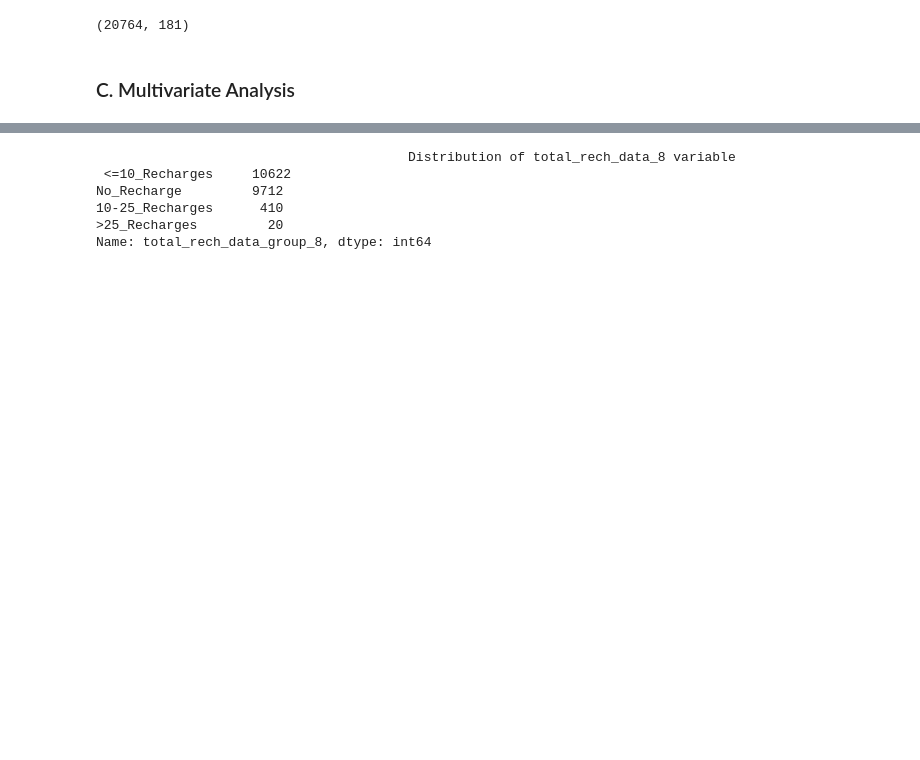
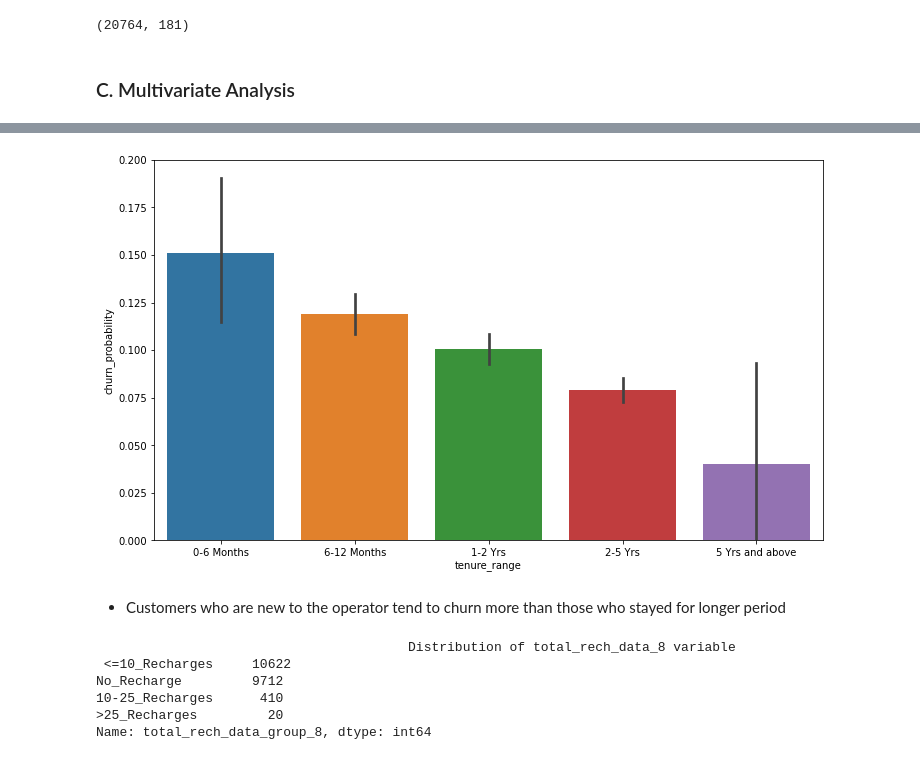
Before and after one commit to vighu0710/TelecomChurnPrediction, a Jupyter notebook: Telecom churn prediction.ipynb, the cells around one changed output, grey strips where cells are left out. Saved outputs shown, nothing was run; the diff lists cells and outputs as text; code cells hidden in the pictures; blank space fills up the shorter version.

```diff
--- a/Telecom churn prediction.ipynb
+++ b/Telecom churn prediction.ipynb
@@ -1301,3 +1328,12 @@ Telecom_df_filtered.shape
+# %%
+# Plotting a bar plot for tenure range
+plt.figure(figsize=[12,7])
+sns.barplot(x='tenure_range',y='churn_probability', data=Telecom_df_filtered)
+plt.show()
+# %% [output]
+[figure, added]
+# %% [markdown]
+- Customers who are new to the operator tend to churn more than those who stayed for longer period
 # %%
 # setting churn probability the dependent variable as categorical for analysis
 
```
Also changed, not shown: parts of 40 cells of this notebook.
